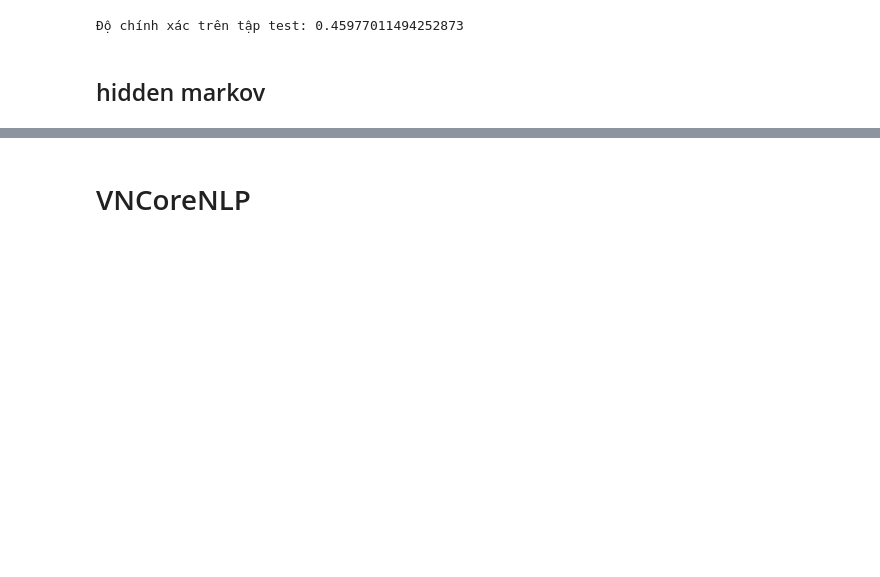
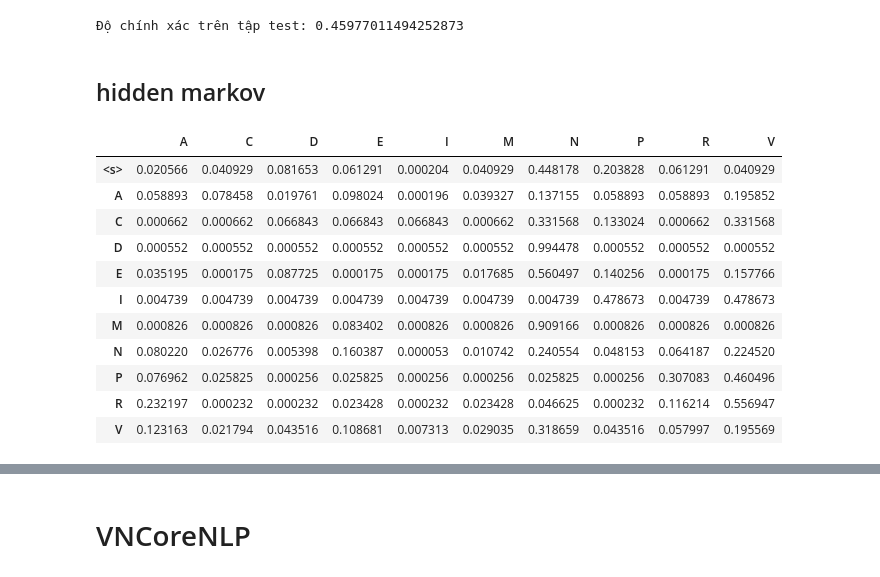
Before and after one commit to phNguyen2301/CS221, a Jupyter notebook: pos_tagging.ipynb, the cells around one changed output, grey strips where cells are left out. Drawn from its saved outputs; the diff is of its cells as text; code cells hidden in the pictures; blank space fills up the shorter version.

```diff
--- a/pos_tagging.ipynb
+++ b/pos_tagging.ipynb
@@ -116,3 +169,5 @@ states = [k for k, _ in sorted(tags.items(), key=lambda item: item[1], reverse=T
+# %%
+states = sorted(tags.keys())
 # %%
 states
 # %% [output]
@@ -158,22 +213,20 @@ print('Độ chính xác trên tập test:', accuracy)
 ## hidden markov
 # %%
 def transition_matrix(alpha, transition, states, tags):
-  valid_states = states.copy()
-  valid_states.remove("<s>")
-  len_tags = len(valid_states)
+  len_tags = len(states)
   A = np.zeros((len_tags, len_tags))
 
   for i in range(len_tags):
     for j in range(len_tags):
       count = 0
-      if (valid_states[i], valid_states[j]) in transition:
-        count = transition[(valid_states[i], valid_states[j])]
+      if (states[i], states[j]) in transition:
+        count = transition[(states[i], states[j])]
 
-      count_prev_tag = tags[valid_states[i]]
+      count_prev_tag = tags[states[i]]
       A[i, j] = (count + alpha) / (count_prev_tag + alpha * len_tags)
   return A
 # %%
-alpha = 0.000001
+alpha = 0.01
 A = transition_matrix(alpha, transition, states, tags)
 # %%
 def emission_matrix(alpha, emission, vocab_dict, states, tags):
@@ -196,6 +249,25 @@ def emission_matrix(alpha, emission, vocab_dict, states, tags):
   return B
 # %%
 B = emission_matrix(alpha, emission,vocab_dict, states, tags)
+# %%
+A = np.array([sublist[1:].tolist() for sublist in A])
+# %%
+pd.DataFrame(A,
+index = states,
+columns = states[1:])
+# %% [output]
+|  | A | C | D | E | I | M | N | P | R | V |
+| <s> | 0.020566 | 0.040929 | 0.081653 | 0.061291 | 0.000204 | 0.040929 | 0.448178 | 0.203828 | 0.061291 | 0.040929 |
+| A | 0.058893 | 0.078458 | 0.019761 | 0.098024 | 0.000196 | 0.039327 | 0.137155 | 0.058893 | 0.058893 | 0.195852 |
+| C | 0.000662 | 0.000662 | 0.066843 | 0.066843 | 0.066843 | 0.000662 | 0.331568 | 0.133024 | 0.000662 | 0.331568 |
+| D | 0.000552 | 0.000552 | 0.000552 | 0.000552 | 0.000552 | 0.000552 | 0.994478 | 0.000552 | 0.000552 | 0.000552 |
+| E | 0.035195 | 0.000175 | 0.087725 | 0.000175 | 0.000175 | 0.017685 | 0.560497 | 0.140256 | 0.000175 | 0.157766 |
+| I | 0.004739 | 0.004739 | 0.004739 | 0.004739 | 0.004739 | 0.004739 | 0.004739 | 0.478673 | 0.004739 | 0.478673 |
+| M | 0.000826 | 0.000826 | 0.000826 | 0.083402 | 0.000826 | 0.000826 | 0.909166 | 0.000826 | 0.000826 | 0.000826 |
+| N | 0.080220 | 0.026776 | 0.005398 | 0.160387 | 0.000053 | 0.010742 | 0.240554 | 0.048153 | 0.064187 | 0.224520 |
+| P | 0.076962 | 0.025825 | 0.000256 | 0.025825 | 0.000256 | 0.000256 | 0.025825 | 0.000256 | 0.307083 | 0.460496 |
+| R | 0.232197 | 0.000232 | 0.000232 | 0.023428 | 0.000232 | 0.023428 | 0.046625 | 0.000232 | 0.116214 | 0.556947 |
+| V | 0.123163 | 0.021794 | 0.043516 | 0.108681 | 0.007313 | 0.029035 | 0.318659 | 0.043516 | 0.057997 | 0.195569 |
 # %%
 def viterbi_initialize(states, tags, A, B, corpus, vocab_dict):
   valid_states = states.copy()
```
Also changed, not shown: parts of 28 cells of this notebook, 7 other files.
